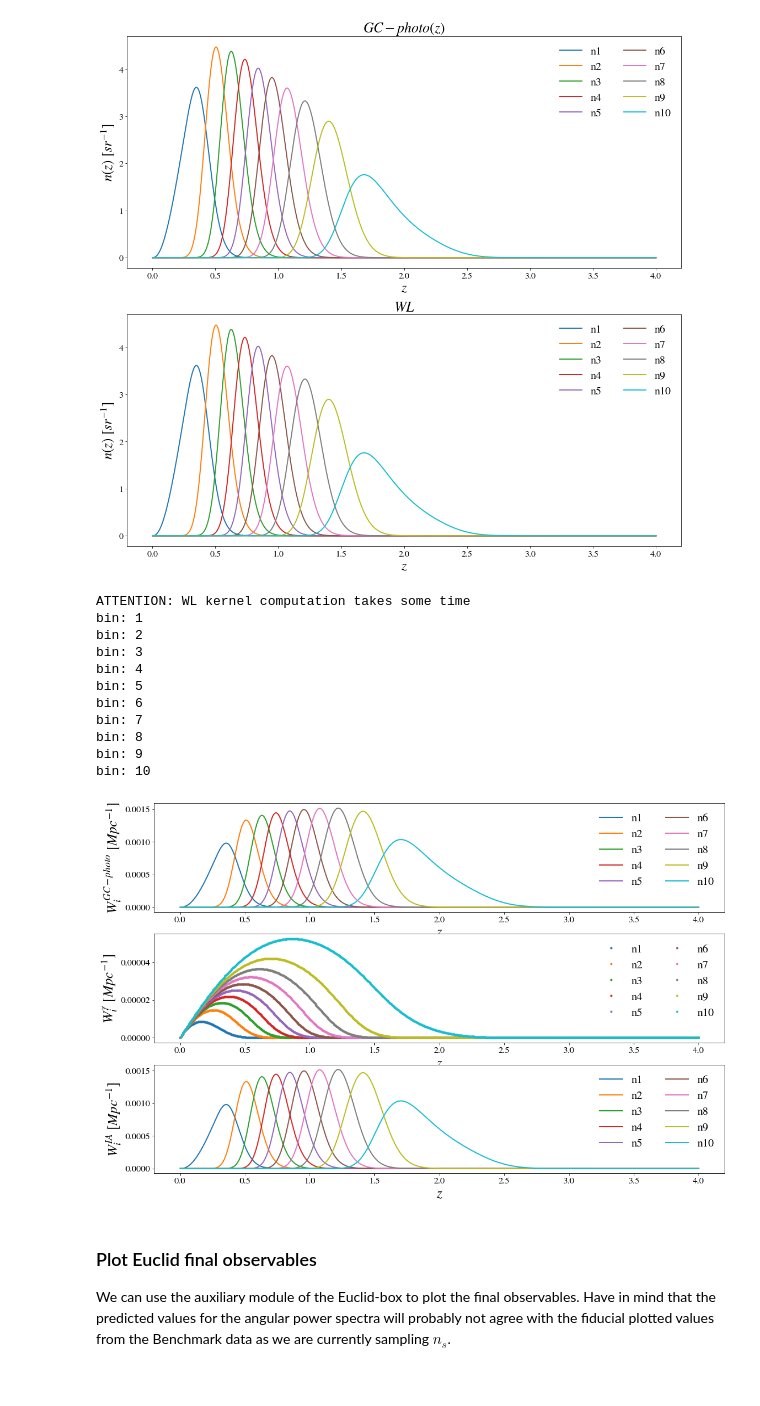
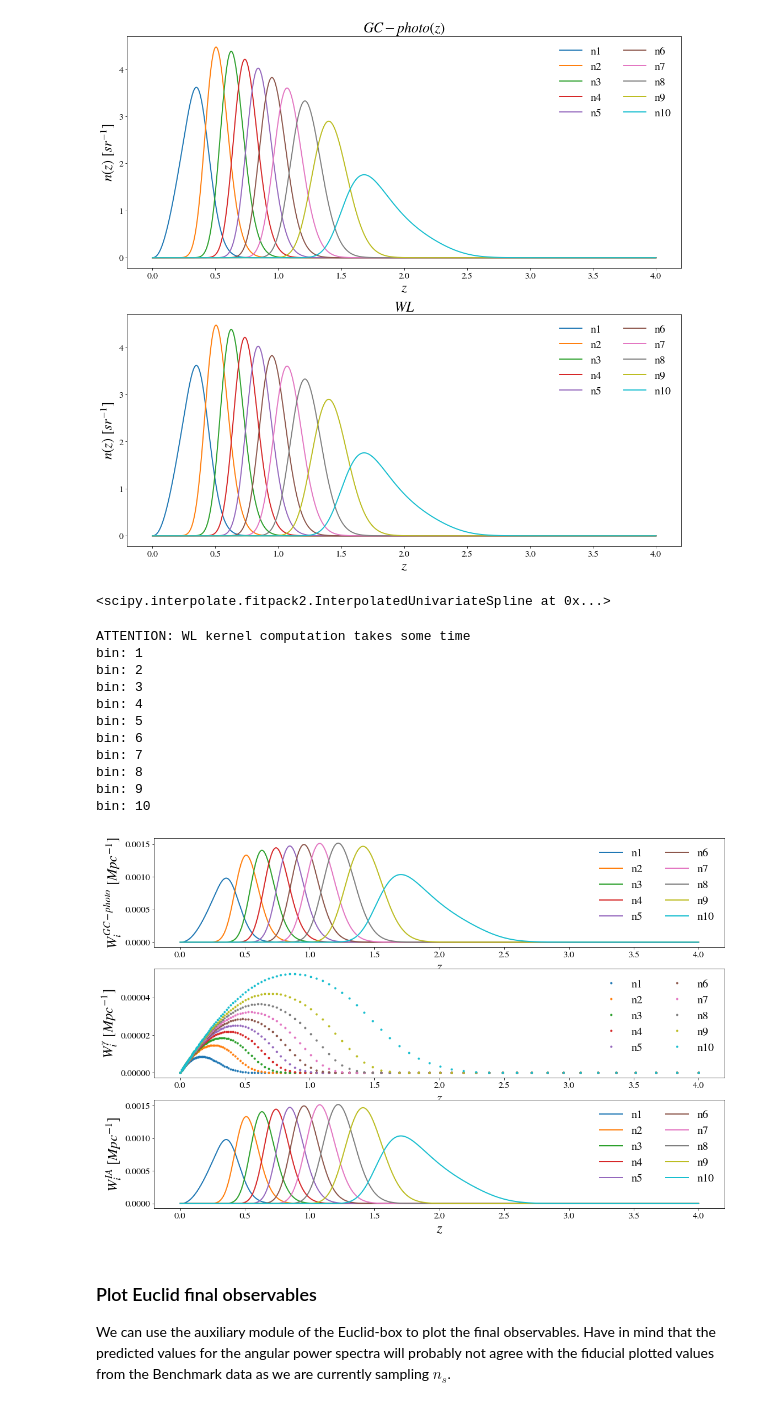
Before and after one commit to testarnyttnamn/testnamemaster, a Jupyter notebook: notebooks/DEMO.ipynb, the cells around one changed output. Saved outputs shown, nothing was run; the diff lists cells and outputs as text; code cells hidden in the pictures.

```diff
--- a/notebooks/DEMO.ipynb
+++ b/notebooks/DEMO.ipynb
@@ -636,6 +643,10 @@ axs[1].legend(frameon=False, ncol=2);
 # For that, you need to import the photo class and read the cosmology dictionary and the n(z) distributions above
 from likelihood.photometric_survey.photo import Photo
 photo = Photo(like.cosmo.cosmo_dic, like.likefinal.data_ins.nz_dict_WL, like.likefinal.data_ins.nz_dict_GC_Phot)
+# %%
+photo.nz_dic_WL[''.join(['n', str(1)])]
+# %% [output]
+<scipy.interpolate.fitpack2.InterpolatedUnivariateSpline at 0x...>
 # %%
 import matplotlib.colors as mcolors
 color = list(mcolors.TABLEAU_COLORS.values())
@@ -643,36 +654,35 @@ fig, axs = plt.subplots(3, 1, figsize=(18,12))
 print('ATTENTION: WL kernel computation takes some time')
 # Photo.GC_window (Galaxy clustering photometric) accepts an array for z,
 # but Photo.WL_window (shear) does not.
 # This is why we need to go through a for-loop for Weak Lensing shear probe (WL)
 # This is something that will change in the future
 for i in range(0, 10):
     print('bin: {}'.format(i+1))
     axs[0].plot(zs, photo.GC_window(zs, i+1), '-', label='n{}'.format(i+1))
-    for j, z in enumerate(zs):
-        axs[1].plot(z, photo.WL_window(z, i+1), '.', color = color[i], label='n{}'.format(i+1) if j == 0 else "")
+    axs[1].plot(photo.z_winterp, photo.WL_window(i+1), '.', color = color[i], label='n{}'.format(i+1) if j == 0 else "")
     axs[2].plot(zs, photo.IA_window(zs, i+1), label='n{}'.format(i+1))
 axs[0].set_xlabel(r'$z$')
 axs[0].set_ylabel(r'$W_i^{GC-photo}$ $[Mpc^{-1}]$')
 axs[0].legend(frameon=False, ncol=2)
 axs[1].set_xlabel(r'$z$')
 axs[1].set_ylabel(r'$W_i^{\gamma}$ $[Mpc^{-1}]$')
 axs[1].legend(frameon=False, ncol=2);
 axs[2].set_xlabel(r'$z$')
 axs[2].set_ylabel(r'$W_i^{IA}$ $[Mpc^{-1}]$')
 axs[2].legend(frameon=False, ncol=2);
 # %% [output]
 ATTENTION: WL kernel computation takes some time
 bin: 1
 bin: 2
 bin: 3
 bin: 4
 bin: 5
 bin: 6
 bin: 7
 bin: 8
 bin: 9
 bin: 10
-[figure, old version]
+[figure, new version]
 # %% [markdown]
 ### Plot Euclid final observables
 
```
Also changed, not shown: parts of 13 cells of this notebook, 7 other files.
